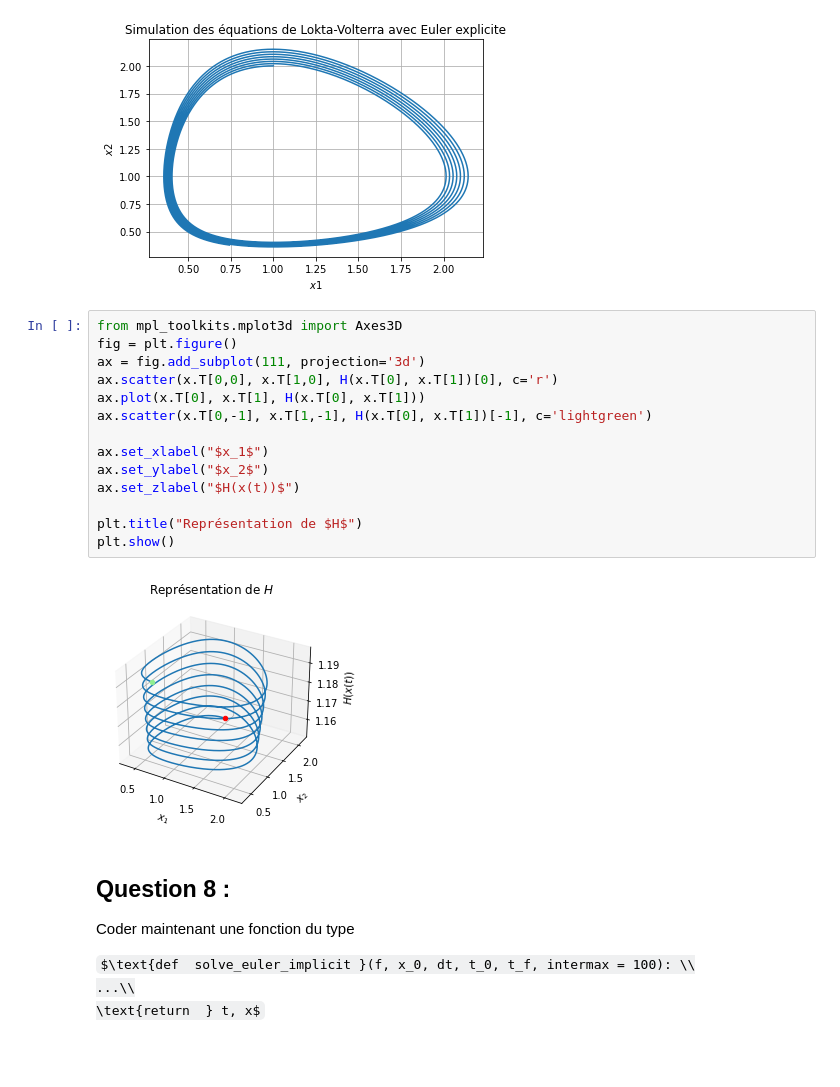
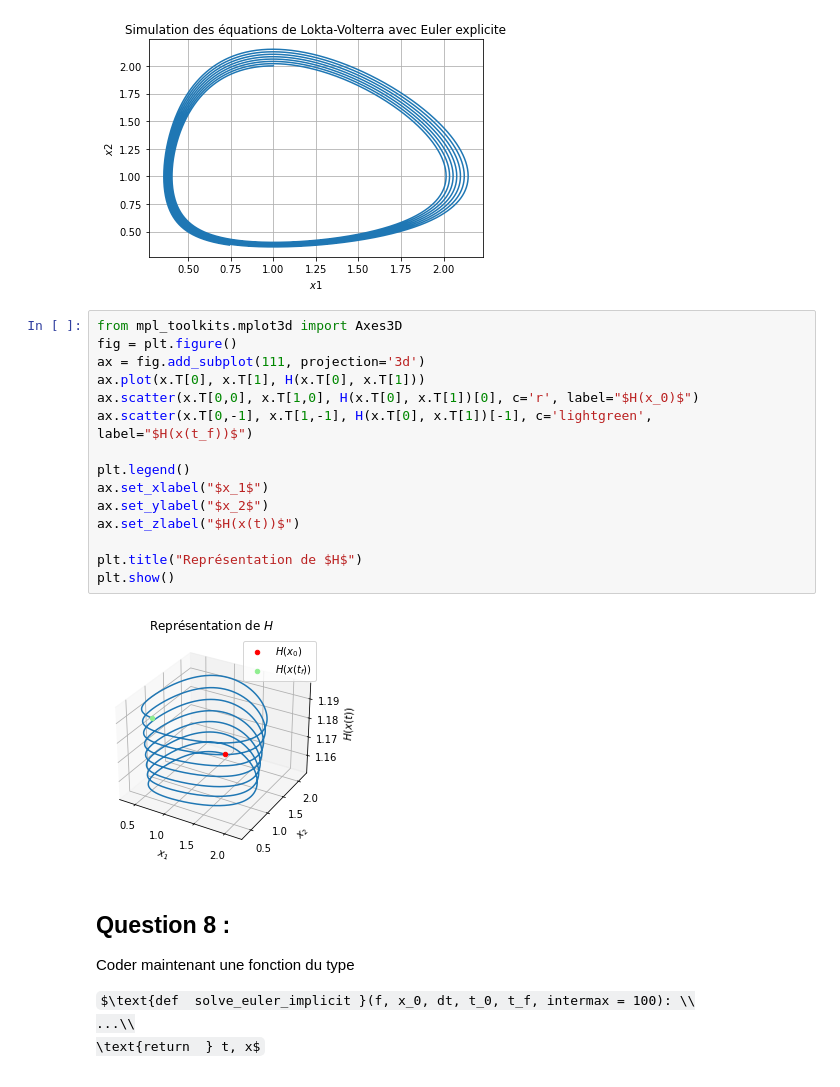
Before and after one commit to pguillot07/Devoir-Maths-Info-Equations-Differentielles, a Jupyter notebook: Rendu_equations_differentielles.ipynb, the cells around one changed output. Drawn from its saved outputs; the diff is of its cells as text; some formulas as TeX source.

```diff
--- a/Rendu_equations_differentielles.ipynb
+++ b/Rendu_equations_differentielles.ipynb
@@ -378,19 +378,20 @@ plt.show();
 # %%
 from mpl_toolkits.mplot3d import Axes3D
 fig = plt.figure()
 ax = fig.add_subplot(111, projection='3d')
-ax.scatter(x.T[0,0], x.T[1,0], H(x.T[0], x.T[1])[0], c='r')
 ax.plot(x.T[0], x.T[1], H(x.T[0], x.T[1]))
-ax.scatter(x.T[0,-1], x.T[1,-1], H(x.T[0], x.T[1])[-1], c='lightgreen')
+ax.scatter(x.T[0,0], x.T[1,0], H(x.T[0], x.T[1])[0], c='r', label="$H(x_0)$")
+ax.scatter(x.T[0,-1], x.T[1,-1], H(x.T[0], x.T[1])[-1], c='lightgreen', label="$H(x(t_f))$")
 
+plt.legend()
 ax.set_xlabel("$x_1$")
 ax.set_ylabel("$x_2$")
 ax.set_zlabel("$H(x(t))$")
 
 plt.title("Représentation de $H$")
 plt.show()
 # %% [output]
-[figure, old version]
+[figure, new version]
 # %% [markdown]
 ## Question 8 :
 Coder maintenant une fonction du type
```
Also changed, not shown: parts of 3 cells of this notebook.
